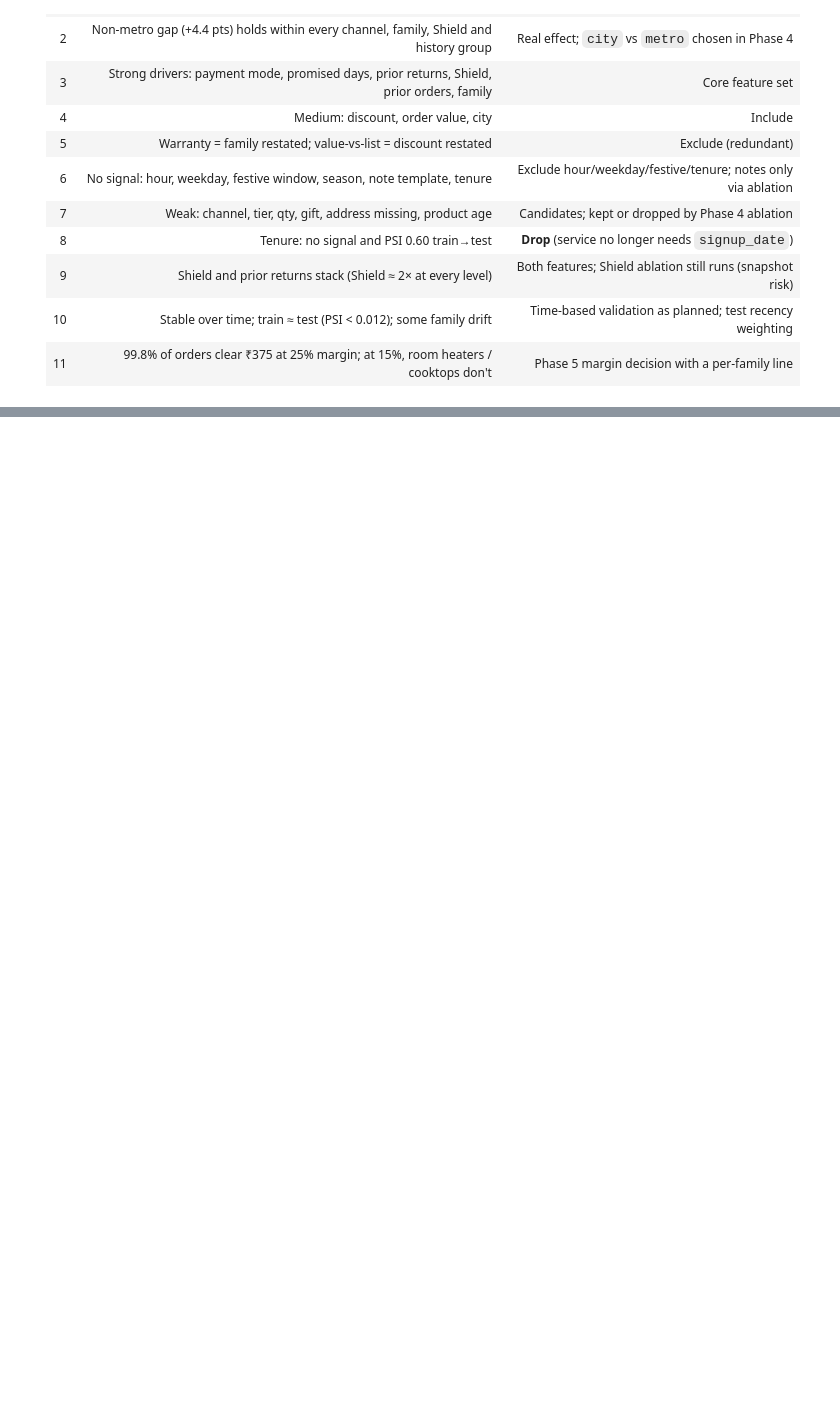
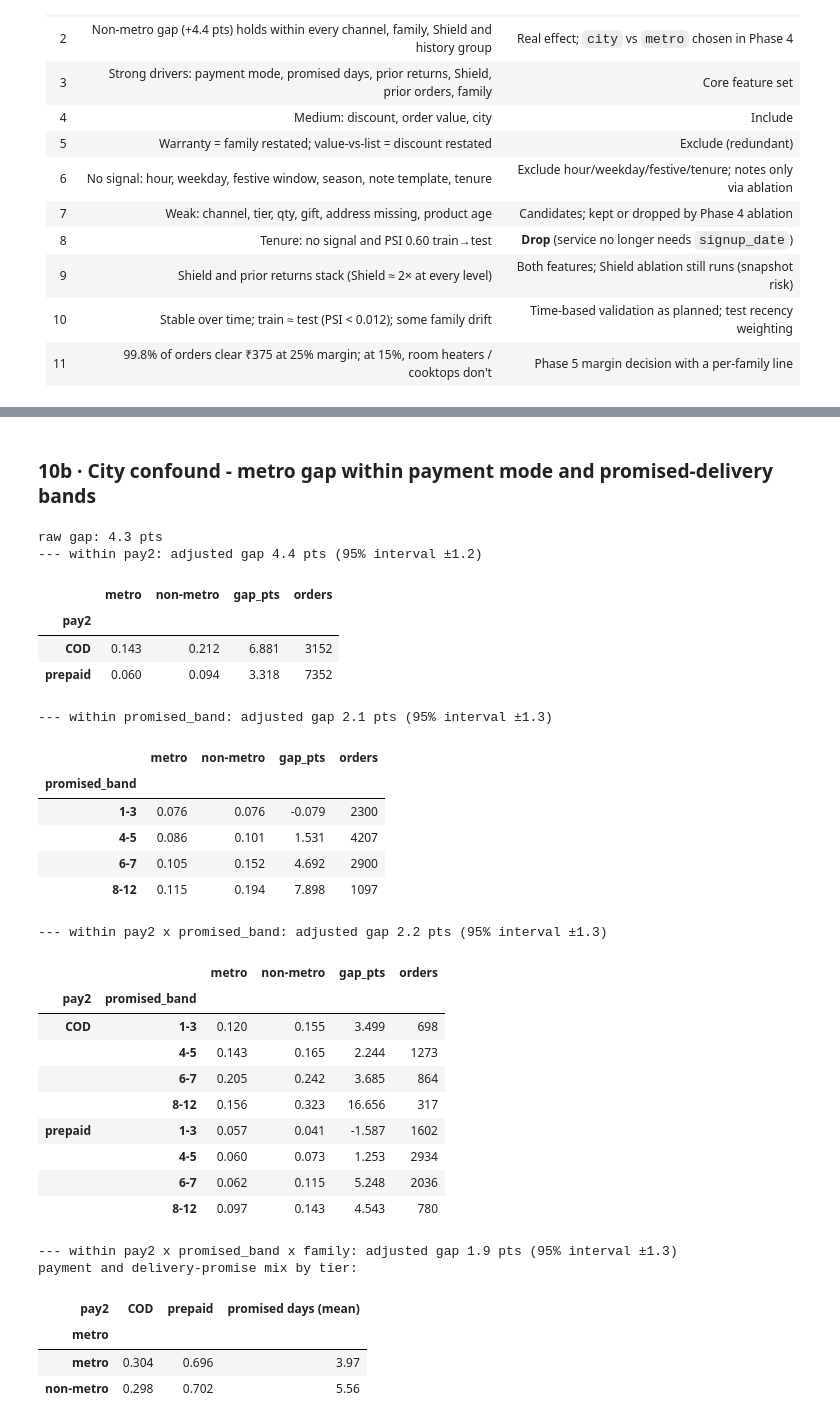
Before and after one commit to abhishekbidare03/returns-risk-scoring, a Jupyter notebook: notebooks/02_eda.ipynb, the cells around one changed output, grey strips where cells are left out. Cells and saved outputs as stored; diff of their text form; code cells hidden in the pictures; blank space fills up the shorter version.

```diff
--- a/notebooks/02_eda.ipynb
+++ b/notebooks/02_eda.ipynb
@@ -662,0 +718,55 @@ Spring 2026 call pilot - monthly return rate: {'2026-03': 0.109, '2026-04': 0.12
+# %% [markdown]
+### 10b · City confound - metro gap within payment mode and promised-delivery bands
+# %%
+tr["pay2"] = np.where(tr.payment_mode == "cod", "COD", "prepaid")
+def strat_gap(by):
+    g = tr.groupby(by + ["metro"], observed=True).returned.agg(["sum", "size"]).unstack("metro")
+    rate_m, rate_n = g[("sum", "metro")] / g[("size", "metro")], g[("sum", "non-metro")] / g[("size", "non-metro")]
+    n_m, n_n = g[("size", "metro")], g[("size", "non-metro")]
+    out = pd.DataFrame({"metro": rate_m, "non-metro": rate_n, "gap_pts": (rate_n - rate_m) * 100, "orders": n_m + n_n})
+    # Mantel-Haenszel-weighted average gap with a 95% interval
+    w = n_m * n_n / (n_m + n_n)
+    d = rate_n - rate_m
+    var = rate_m * (1 - rate_m) / n_m + rate_n * (1 - rate_n) / n_n
+    mh = (w * d).sum() / w.sum(); se = np.sqrt((w ** 2 * var).sum()) / w.sum()
+    return out.round(3), mh * 100, 1.96 * se * 100
+raw = tr.groupby("metro").returned.mean()
+print(f"raw gap: {(raw['non-metro'] - raw['metro']) * 100:.1f} pts")
+for by in (["pay2"], ["promised_band"], ["pay2", "promised_band"], ["pay2", "promised_band", "family"]):
+    t, mh, ci = strat_gap(by)
+    print(f"--- within {' x '.join(by)}: adjusted gap {mh:.1f} pts (95% interval ±{ci:.1f})")
+    if len(by) < 3: display(t)
+mix = pd.crosstab(tr.metro, [tr.pay2], normalize="index").round(3)
+mix["promised days (mean)"] = tr.groupby("metro").promised_delivery_days.mean().round(2)
+print("payment and delivery-promise mix by tier:"); display(mix)
+# %% [output]
+raw gap: 4.3 pts
+--- within pay2: adjusted gap 4.4 pts (95% interval ±1.2)
+|  | metro | non-metro | gap_pts | orders |
+| pay2 |  |  |  |  |
+| COD | 0.143 | 0.212 | 6.881 | 3152 |
+| prepaid | 0.060 | 0.094 | 3.318 | 7352 |
+--- within promised_band: adjusted gap 2.1 pts (95% interval ±1.3)
+|  | metro | non-metro | gap_pts | orders |
+| promised_band |  |  |  |  |
+| 1-3 | 0.076 | 0.076 | -0.079 | 2300 |
+| 4-5 | 0.086 | 0.101 | 1.531 | 4207 |
+| 6-7 | 0.105 | 0.152 | 4.692 | 2900 |
+| 8-12 | 0.115 | 0.194 | 7.898 | 1097 |
+--- within pay2 x promised_band: adjusted gap 2.2 pts (95% interval ±1.3)
+|  |  | metro | non-metro | gap_pts | orders |
+| pay2 | promised_band |  |  |  |  |
+| COD | 1-3 | 0.120 | 0.155 | 3.499 | 698 |
+|  | 4-5 | 0.143 | 0.165 | 2.244 | 1273 |
+|  | 6-7 | 0.205 | 0.242 | 3.685 | 864 |
+|  | 8-12 | 0.156 | 0.323 | 16.656 | 317 |
+| prepaid | 1-3 | 0.057 | 0.041 | -1.587 | 1602 |
+|  | 4-5 | 0.060 | 0.073 | 1.253 | 2934 |
+|  | 6-7 | 0.062 | 0.115 | 5.248 | 2036 |
+|  | 8-12 | 0.097 | 0.143 | 4.543 | 780 |
+--- within pay2 x promised_band x family: adjusted gap 1.9 pts (95% interval ±1.3)
+payment and delivery-promise mix by tier:
+| pay2 | COD | prepaid | promised days (mean) |
+| metro |  |  |  |
+| metro | 0.304 | 0.696 | 3.97 |
+| non-metro | 0.298 | 0.702 | 5.56 |
```
Also changed, not shown: parts of 16 cells of this notebook, 9 other files.
